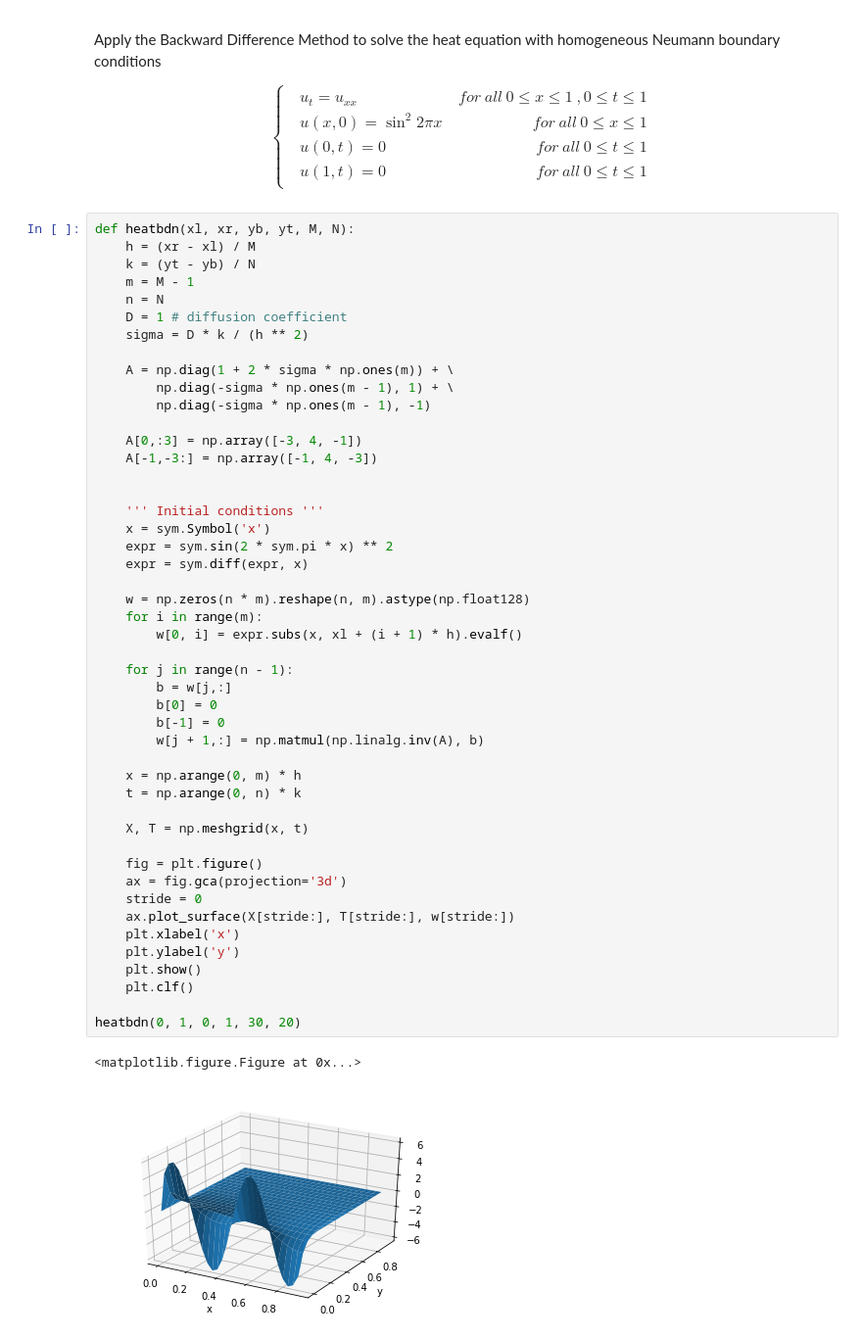
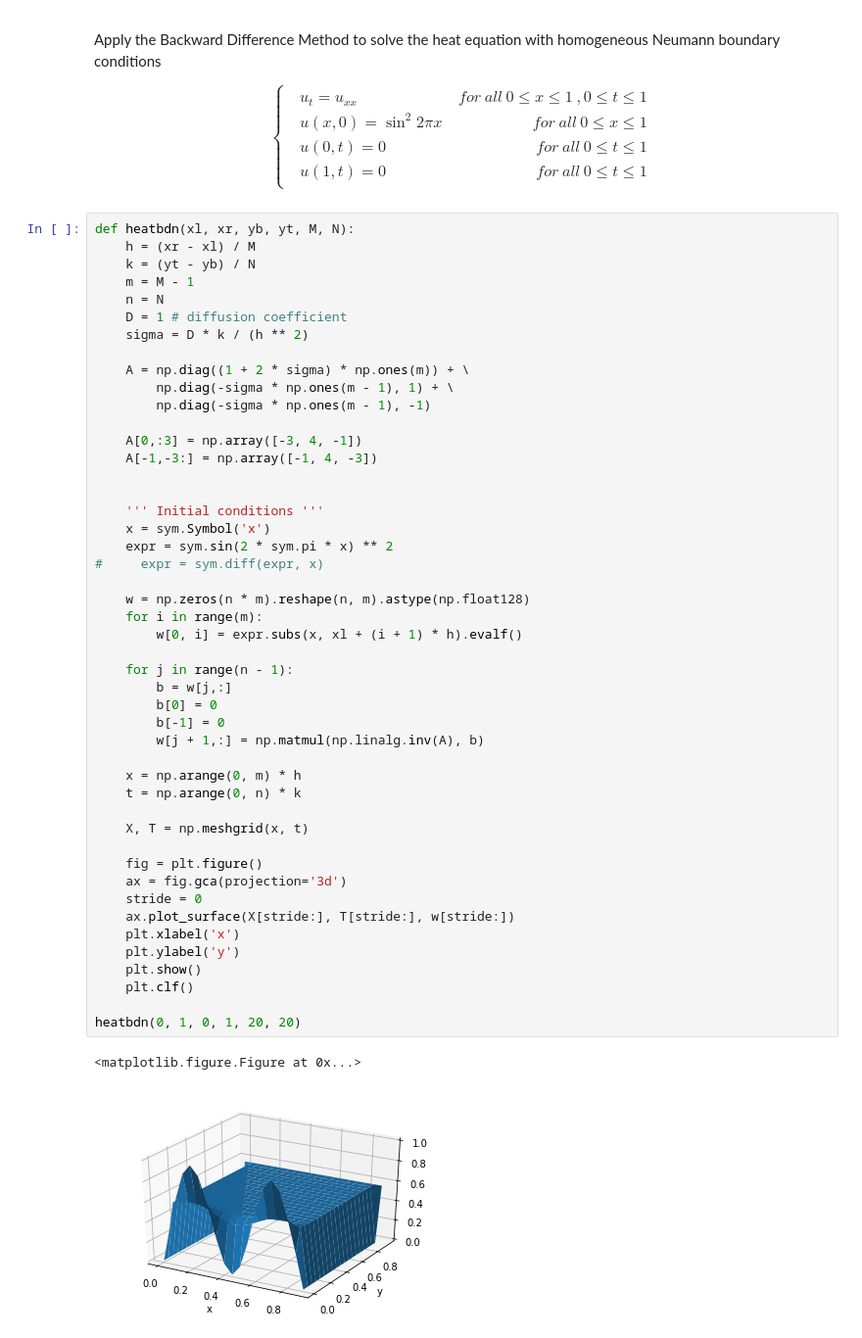
Before and after one commit to Jim00000/Numerical-Analysis, a Jupyter notebook: 8_Partial_Differential_Equations.ipynb, the cells around one changed output. Shown: that part at 98% size. Saved outputs shown, nothing was run; the diff lists cells and outputs as text.

```diff
--- a/8_Partial_Differential_Equations.ipynb
+++ b/8_Partial_Differential_Equations.ipynb
@@ -212,7 +212,7 @@ def heatbdn(xl, xr, yb, yt, M, N):
     D = 1 # diffusion coefficient
     sigma = D * k / (h ** 2)
 
-    A = np.diag(1 + 2 * sigma * np.ones(m)) + \
+    A = np.diag((1 + 2 * sigma) * np.ones(m)) + \
         np.diag(-sigma * np.ones(m - 1), 1) + \
         np.diag(-sigma * np.ones(m - 1), -1)
 
@@ -223,33 +223,33 @@ def heatbdn(xl, xr, yb, yt, M, N):
     ''' Initial conditions '''
     x = sym.Symbol('x')
     expr = sym.sin(2 * sym.pi * x) ** 2
-    expr = sym.diff(expr, x)
+#     expr = sym.diff(expr, x)
 
     w = np.zeros(n * m).reshape(n, m).astype(np.float128)
     for i in range(m):
         w[0, i] = expr.subs(x, xl + (i + 1) * h).evalf()
 
     for j in range(n - 1):
         b = w[j,:]
         b[0] = 0
         b[-1] = 0
         w[j + 1,:] = np.matmul(np.linalg.inv(A), b)
 
     x = np.arange(0, m) * h
     t = np.arange(0, n) * k
 
     X, T = np.meshgrid(x, t)
 
     fig = plt.figure()
     ax = fig.gca(projection='3d')
     stride = 0
     ax.plot_surface(X[stride:], T[stride:], w[stride:])
     plt.xlabel('x')
     plt.ylabel('y')
     plt.show()
     plt.clf()
 
-heatbdn(0, 1, 0, 1, 30, 20)
+heatbdn(0, 1, 0, 1, 20, 20)
 # %% [output]
 <matplotlib.figure.Figure at 0x...>
-[figure, old version]
+[figure, new version]
```
Also changed, not shown: parts of 7 cells of this notebook.
